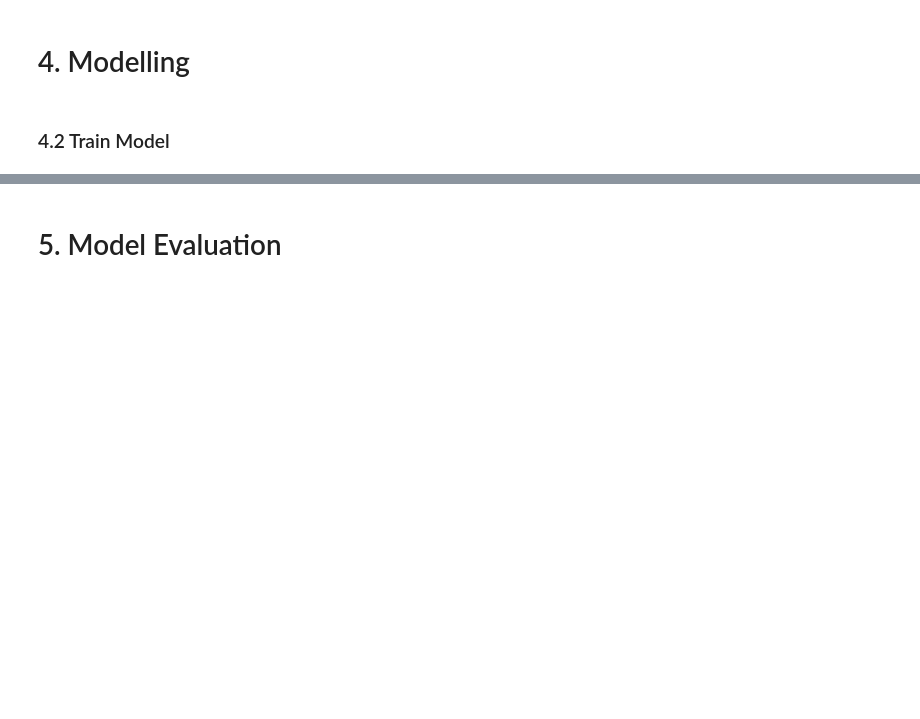
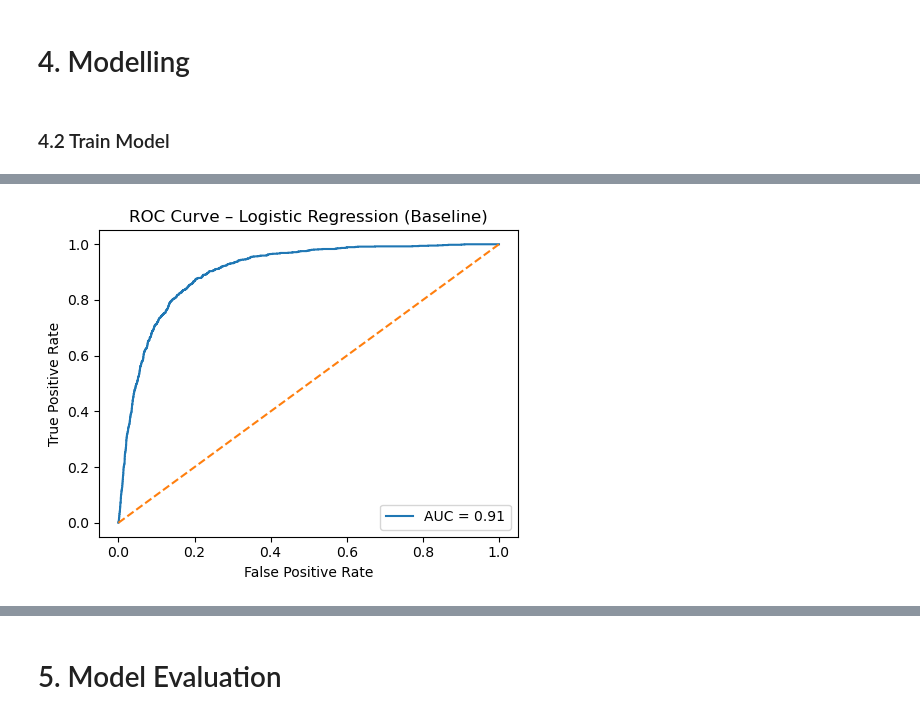
Before and after one commit to xousies/mldp-assignment, a Jupyter notebook: Program Codes.ipynb, the cells around one changed output, grey strips where cells are left out. Cells and saved outputs as stored; diff of their text form; code cells hidden in the pictures; blank space fills up the shorter version.

```diff
--- a/Program Codes.ipynb
+++ b/Program Codes.ipynb
@@ -392,0 +470,5 @@ Here, X contains all predictor variables and y is the target variable indicating
+# %%
+# Convert target to binary for modelling (yes=1, no=0)
+y_binary = y.map({"no": 0, "yes": 1})
+
+y_binary.value_counts(), y_binary.value_counts(normalize=True)
@@ -504,0 +645,19 @@ At this point, the dataset has been cleaned, split correctly, and prepared with
+# %%
+from sklearn.metrics import roc_curve, auc
+
+y_prob_lr = log_reg.predict_proba(X_test)[:, 1]
+
+fpr, tpr, _ = roc_curve(y_test, y_prob_lr)
+roc_auc = auc(fpr, tpr)
+
+plt.figure(figsize=(5, 4))
+plt.plot(fpr, tpr, label=f"AUC = {roc_auc:.2f}")
+plt.plot([0, 1], [0, 1], linestyle="--")
+plt.xlabel("False Positive Rate")
+plt.ylabel("True Positive Rate")
+plt.title("ROC Curve – Logistic Regression (Baseline)")
+plt.legend()
+plt.tight_layout()
+plt.show()
+# %% [output]
+[figure, added]
```
Also changed, not shown: parts of 35 cells of this notebook.
